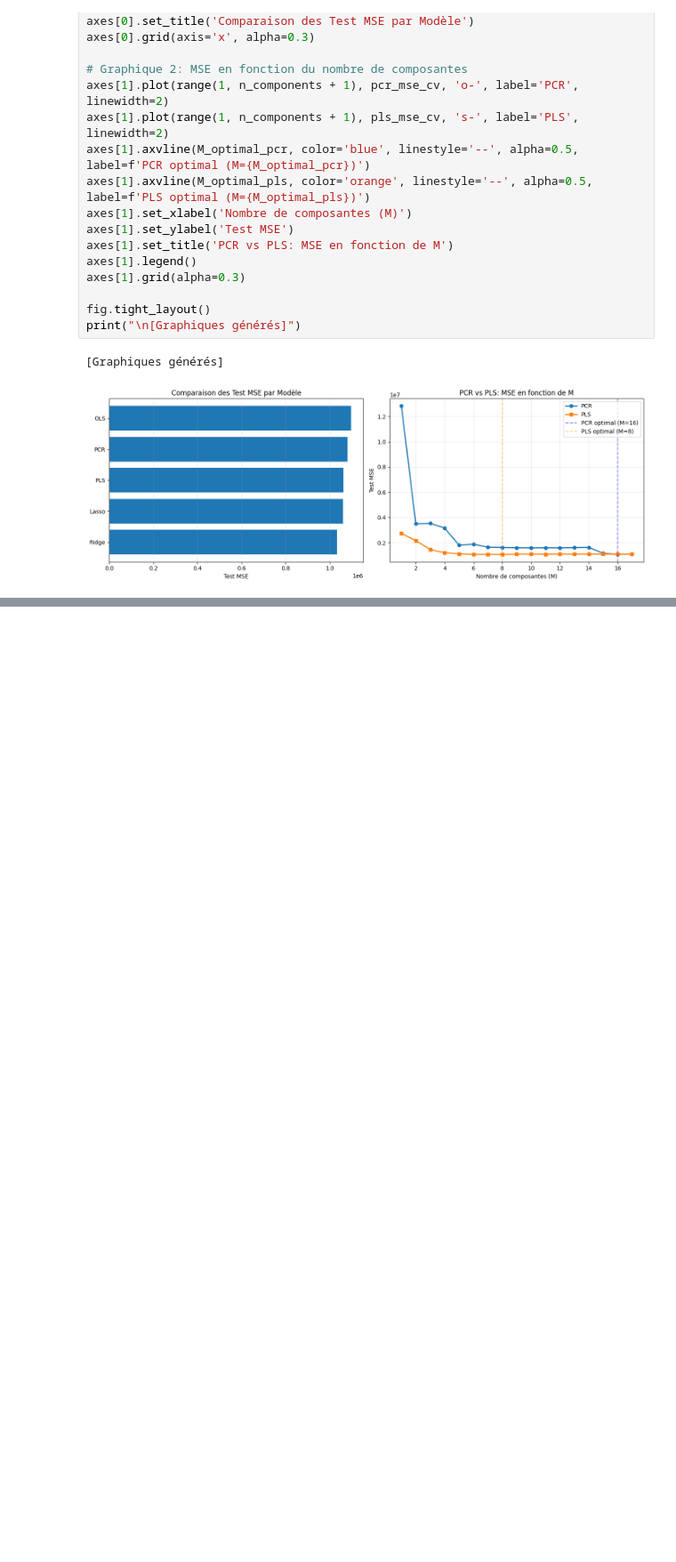
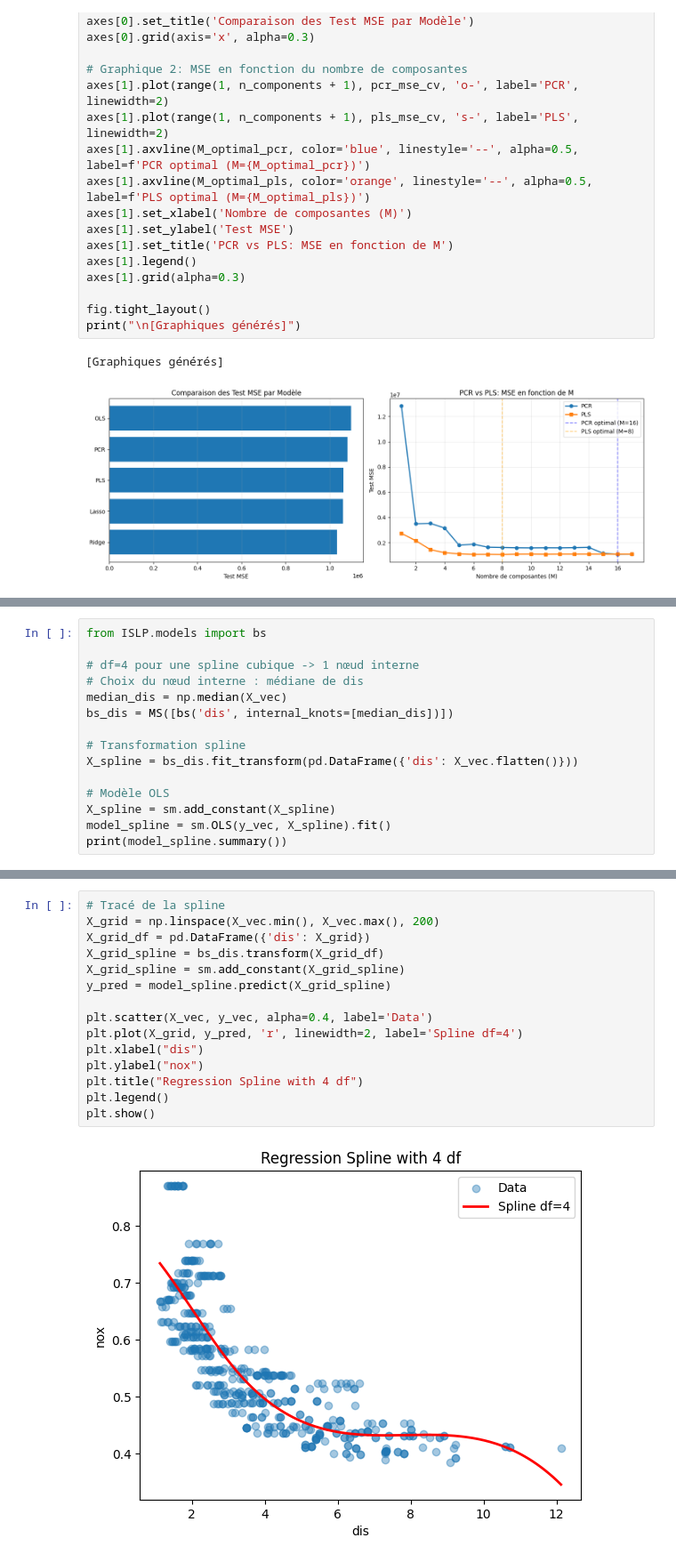
Before and after one commit to lekoundanmgedeon/machinelearning-islp, a Jupyter notebook: assignements/A2_ML/A2_ml.ipynb, the cells around one changed output, grey strips where cells are left out. Shown at 89% size. Saved outputs shown, nothing was run; the diff lists cells and outputs as text; blank space fills up the shorter version.

```diff
--- a/assignements/A2_ML/A2_ml.ipynb
+++ b/assignements/A2_ML/A2_ml.ipynb
@@ -436,0 +648,15 @@ print("\n[Graphiques générés]")
+# %%
+from ISLP.models import bs
+
+# df=4 pour une spline cubique -> 1 nœud interne
+# Choix du nœud interne : médiane de dis
+median_dis = np.median(X_vec)
+bs_dis = MS([bs('dis', internal_knots=[median_dis])])
+
+# Transformation spline
+X_spline = bs_dis.fit_transform(pd.DataFrame({'dis': X_vec.flatten()}))
+
+# Modèle OLS
+X_spline = sm.add_constant(X_spline)
+model_spline = sm.OLS(y_vec, X_spline).fit()
+print(model_spline.summary())
@@ -436,0 +681,17 @@ print("\n[Graphiques générés]")
+# %%
+# Tracé de la spline
+X_grid = np.linspace(X_vec.min(), X_vec.max(), 200)
+X_grid_df = pd.DataFrame({'dis': X_grid})
+X_grid_spline = bs_dis.transform(X_grid_df)
+X_grid_spline = sm.add_constant(X_grid_spline)
+y_pred = model_spline.predict(X_grid_spline)
+
+plt.scatter(X_vec, y_vec, alpha=0.4, label='Data')
+plt.plot(X_grid, y_pred, 'r', linewidth=2, label='Spline df=4')
+plt.xlabel("dis")
+plt.ylabel("nox")
+plt.title("Regression Spline with 4 df")
+plt.legend()
+plt.show()
+# %% [output]
+[figure, added]
```
Also changed, not shown: parts of 29 cells of this notebook.
